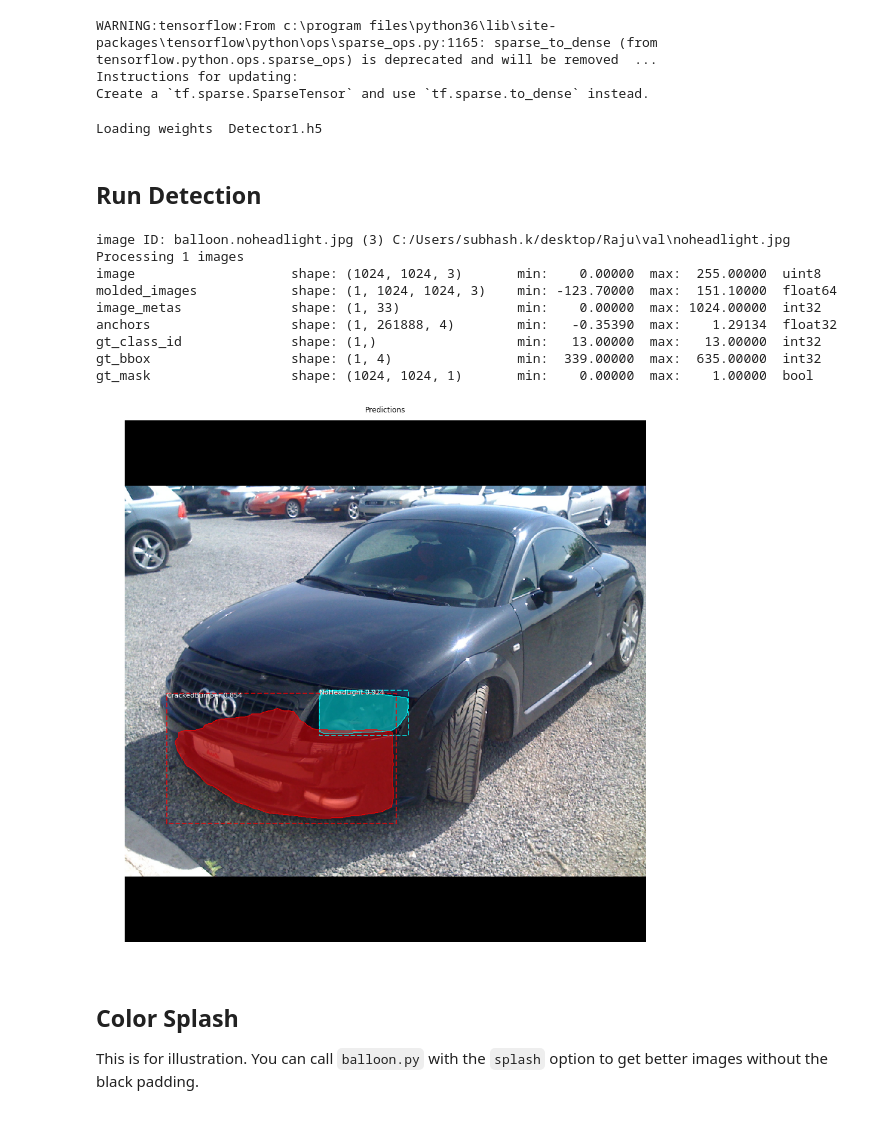
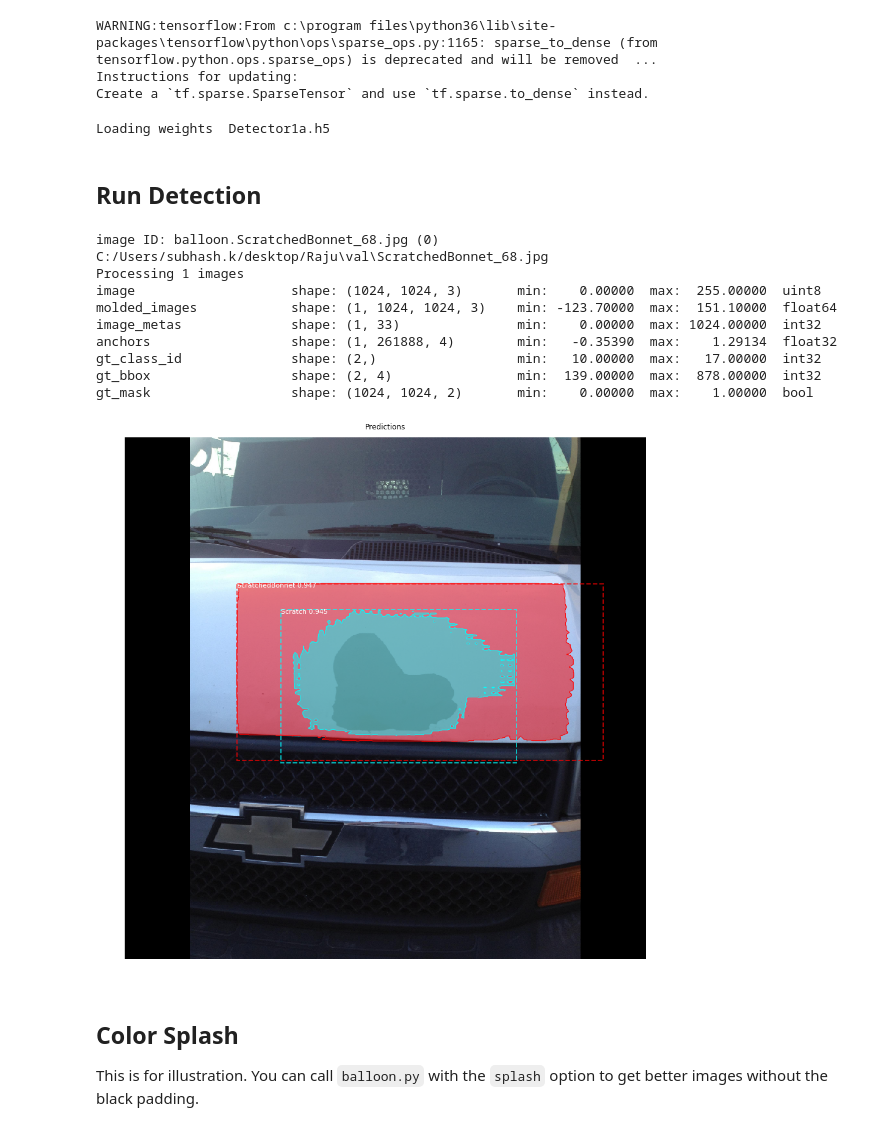
Before and after one commit to subashchandrakanumuri/Raju, a Jupyter notebook: inspect_balloon_model.ipynb, the cells around one changed output. Cells and saved outputs as stored; diff of their text form; code cells hidden in the pictures.

```diff
--- a/inspect_balloon_model.ipynb
+++ b/inspect_balloon_model.ipynb
@@ -31,11 +31,11 @@ import balloon
 %matplotlib inline
 
 # Directory to save logs and trained model
-MODEL_DIR = os.path.join(ROOT_DIR, "\Desktop\BumperFRone")
+MODEL_DIR = os.path.join(ROOT_DIR, "\Desktop\Raju")
 
 # Path to Ballon trained weights
 # You can download this file from the Releases page
 # https://github.com/matterport/Mask_RCNN/releases
-BALLON_WEIGHTS_PATH = "Detector1.h5"  # TODO: update this path
+BALLON_WEIGHTS_PATH = "Detector1a.h5"  # TODO: update this path
 # %% [output]
 C:\Users\subhash.k\
@@ -144,46 +143,46 @@ Create a `tf.sparse.SparseTensor` and use `tf.sparse.to_dense` instead.
 # weights_path = "/path/to/mask_rcnn_balloon.h5"
 
 # Or, load the last model you trained
-weights_path = "Detector1.h5"
+weights_path = "Detector1a.h5"
 
 # Load weights
 print("Loading weights ", weights_path)
 model.load_weights(weights_path, by_name=True)
 # %% [output]
-Loading weights  Detector1.h5
+Loading weights  Detector1a.h5
 # %% [markdown]
 ## Run Detection
 # %%
-image_id = dataset.image_ids[3]
+image_id = dataset.image_ids[0]
 image, image_meta, gt_class_id, gt_bbox, gt_mask =\
     modellib.load_image_gt(dataset, config, image_id, use_mini_mask=False)
 info = dataset.image_info[image_id]
 print("image ID: {}.{} ({}) {}".format(info["source"], info["id"], image_id,
                                        dataset.image_reference(image_id)))
 
 # Run object detection
 results = model.detect([image], verbose=1)
 
 # Display results
 ax = get_ax(1)
 r = results[0]
 visualize.display_instances(image, r['rois'], r['masks'], r['class_ids'],
                             dataset.class_names, r['scores'], ax=ax,
                             title="Predictions")
 log("gt_class_id", gt_class_id)
 log("gt_bbox", gt_bbox)
 log("gt_mask", gt_mask)
 # %% [output]
-image ID: balloon.noheadlight.jpg (3) C:/Users/subhash.k/desktop/Raju\val\noheadlight.jpg
+image ID: balloon.ScratchedBonnet_68.jpg (0) C:/Users/subhash.k/desktop/Raju\val\ScratchedBonnet_68.jpg
 Processing 1 images
 image                    shape: (1024, 1024, 3)       min:    0.00000  max:  255.00000  uint8
 molded_images            shape: (1, 1024, 1024, 3)    min: -123.70000  max:  151.10000  float64
 image_metas              shape: (1, 33)               min:    0.00000  max: 1024.00000  int32
 anchors                  shape: (1, 261888, 4)        min:   -0.35390  max:    1.29134  float32
-gt_class_id              shape: (1,)                  min:   13.00000  max:   13.00000  int32
-gt_bbox                  shape: (1, 4)                min:  339.00000  max:  635.00000  int32
-gt_mask                  shape: (1024, 1024, 1)       min:    0.00000  max:    1.00000  bool
+gt_class_id              shape: (2,)                  min:   10.00000  max:   17.00000  int32
+gt_bbox                  shape: (2, 4)                min:  139.00000  max:  878.00000  int32
+gt_mask                  shape: (1024, 1024, 2)       min:    0.00000  max:    1.00000  bool
-[figure, old version]
+[figure, new version]
 # %% [markdown]
 ## Color Splash
 
```
Also changed, not shown: parts of 5 cells of this notebook, 7 other files.
